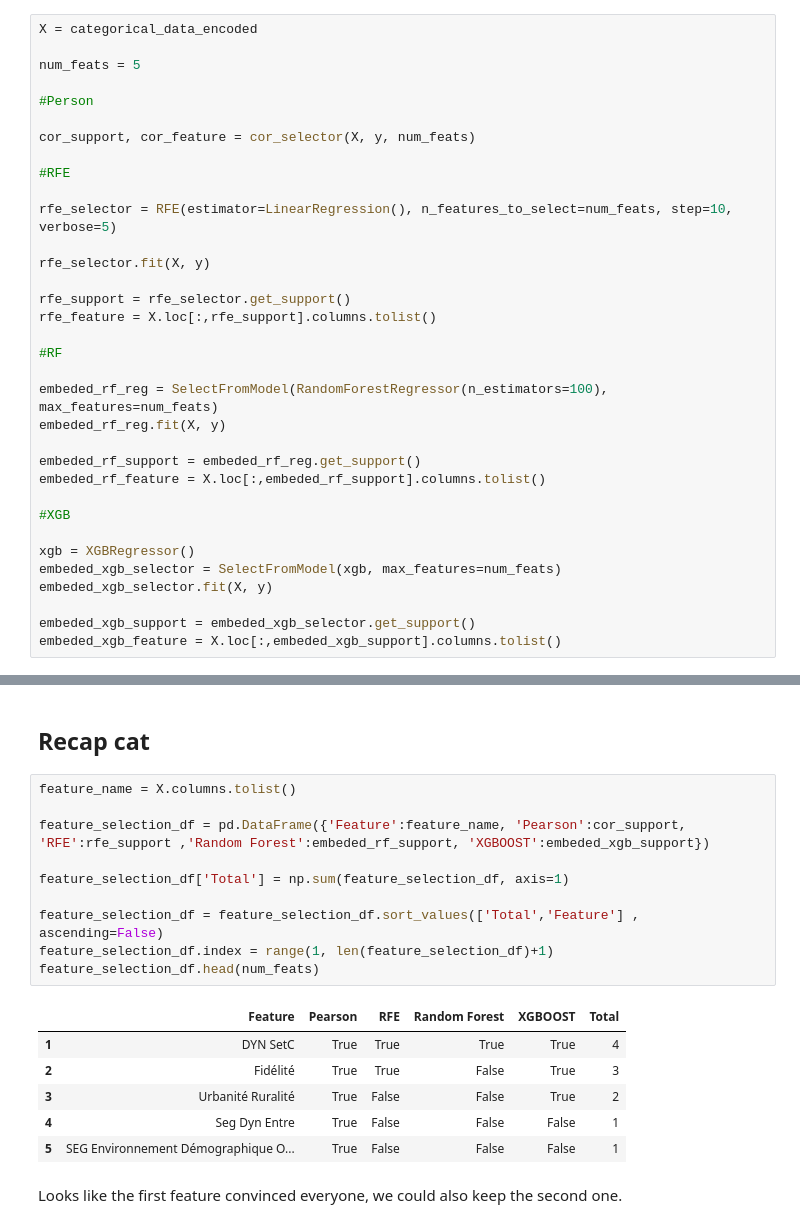
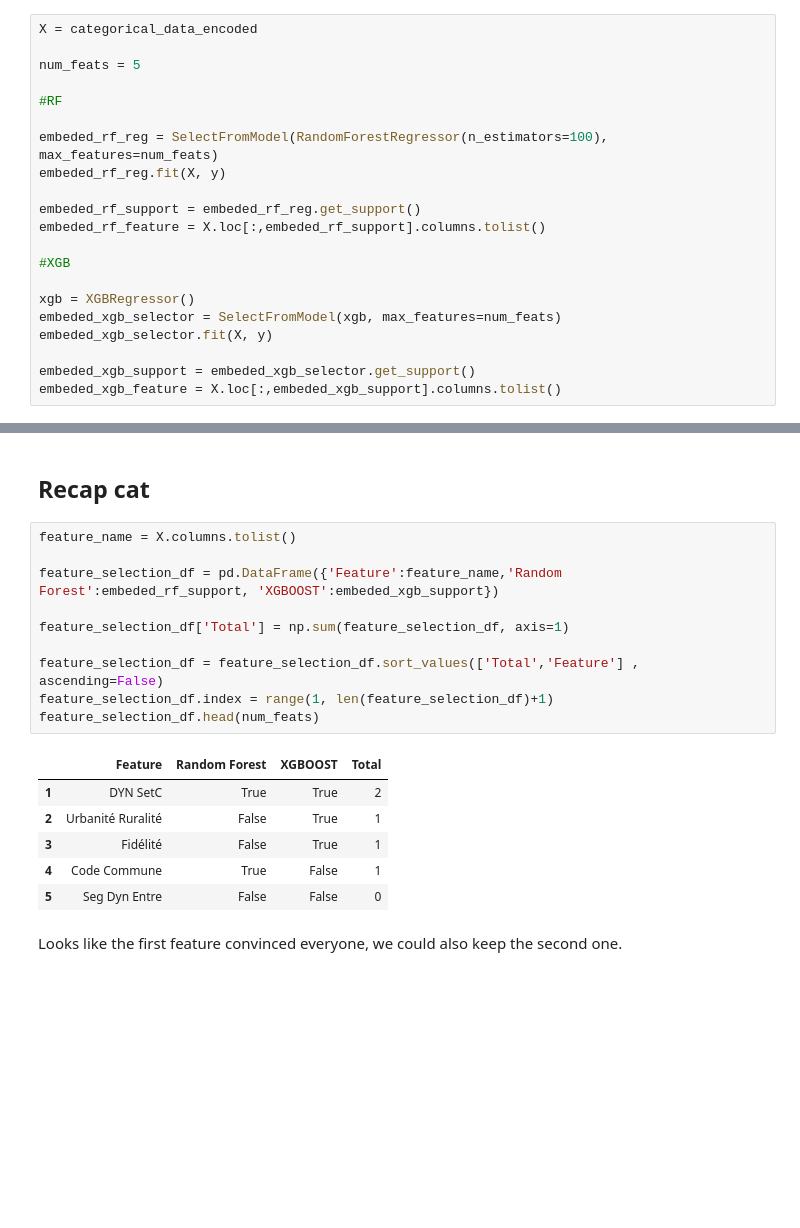
Before and after one commit to Adanel/MotorizationRate, a Jupyter notebook: MotorizationRate.ipynb, the cells around one changed output, grey strips where cells are left out. Saved outputs shown, nothing was run; the diff lists cells and outputs as text; blank space fills up the shorter version.

Commit message:
fixed errors on features selection

```diff
--- a/MotorizationRate.ipynb
+++ b/MotorizationRate.ipynb
@@ -434,19 +451,6 @@ len(y), len(categorical_data_encoded)
 X = categorical_data_encoded
 
 num_feats = 5
-
-#Person
-
-cor_support, cor_feature = cor_selector(X, y, num_feats)
-
-#RFE
-
-rfe_selector = RFE(estimator=LinearRegression(), n_features_to_select=num_feats, step=10, verbose=5)
-
-rfe_selector.fit(X, y)
-
-rfe_support = rfe_selector.get_support()
-rfe_feature = X.loc[:,rfe_support].columns.tolist()
 
 #RF
 
@@ -472,20 +475,20 @@ Fitting estimator with 13 features.
 # %%
 feature_name = X.columns.tolist()
 
-feature_selection_df = pd.DataFrame({'Feature':feature_name, 'Pearson':cor_support, 'RFE':rfe_support ,'Random Forest':embeded_rf_support, 'XGBOOST':embeded_xgb_support})
+feature_selection_df = pd.DataFrame({'Feature':feature_name,'Random Forest':embeded_rf_support, 'XGBOOST':embeded_xgb_support})
 
 feature_selection_df['Total'] = np.sum(feature_selection_df, axis=1)
 
 feature_selection_df = feature_selection_df.sort_values(['Total','Feature'] , ascending=False)
 feature_selection_df.index = range(1, len(feature_selection_df)+1)
 feature_selection_df.head(num_feats)
 # %% [output]
-|  | Feature | Pearson | RFE | Random Forest | XGBOOST | Total |
-| 1 | DYN SetC | True | True | True | True | 4 |
-| 2 | Fidélité | True | True | False | True | 3 |
-| 3 | Urbanité Ruralité | True | False | False | True | 2 |
-| 4 | Seg Dyn Entre | True | False | False | False | 1 |
-| 5 | SEG Environnement Démographique O... | True | False | False | False | 1 |
+|  | Feature | Random Forest | XGBOOST | Total |
+| 1 | DYN SetC | True | True | 2 |
+| 2 | Urbanité Ruralité | False | True | 1 |
+| 3 | Fidélité | False | True | 1 |
+| 4 | Code Commune | True | False | 1 |
+| 5 | Seg Dyn Entre | False | False | 0 |
 # %% [markdown]
 Looks like the first feature convinced everyone, we could also keep the second one.
 # %% [markdown]
```
Also changed, not shown: parts of 13 cells of this notebook.
